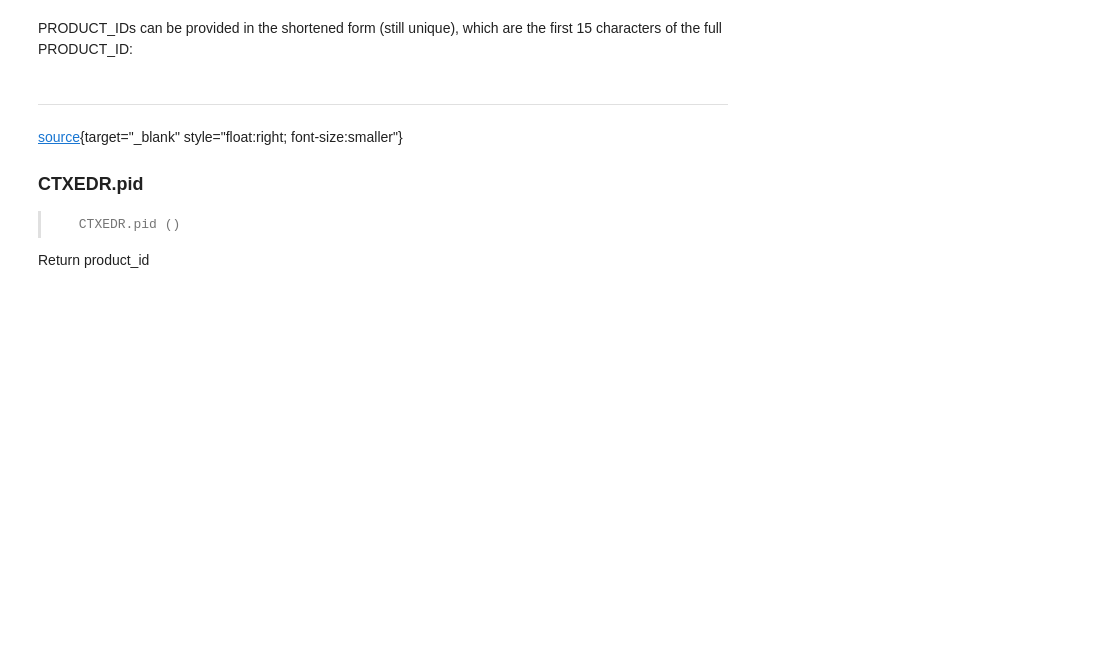
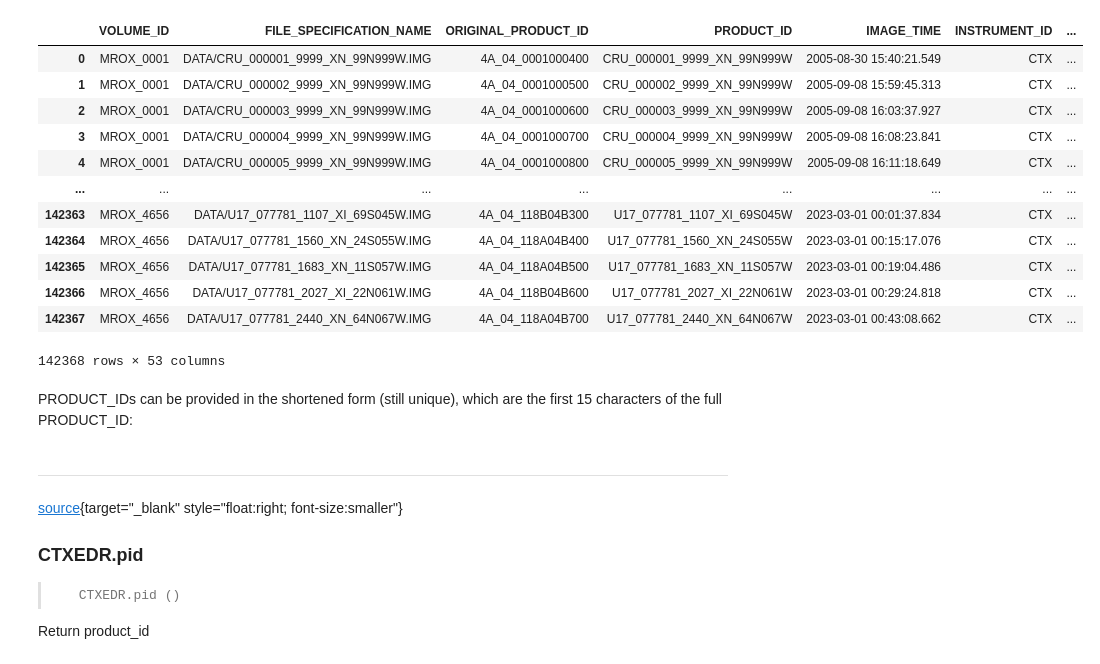
Before and after one commit to michaelaye/nbplanetary, a Jupyter notebook: notebooks/api/03_ctx.ipynb, the cells around one changed output. Drawn from its saved outputs; the diff is of its cells as text; code cells hidden in the pictures; blank space fills up the shorter version.

```diff
--- a/notebooks/api/03_ctx.ipynb
+++ b/notebooks/api/03_ctx.ipynb
@@ -64,6 +68,22 @@ def get_edr_index(refresh=False):
         edrindex.LINE_SAMPLES = edrindex.LINE_SAMPLES.astype(int)
         cache['edrindex'] = edrindex
         return edrindex
+# %%
+get_edr_index(False)
+# %% [output]
+|  | VOLUME_ID | FILE_SPECIFICATION_NAME | ORIGINAL_PRODUCT_ID | PRODUCT_ID | IMAGE_TIME | INSTRUMENT_ID | ... |
+| 0 | MROX_0001 | DATA/CRU_000001_9999_XN_99N999W.IMG | 4A_04_0001000400 | CRU_000001_9999_XN_99N999W | 2005-08-30 15:40:21.549 | CTX | ... |
+| 1 | MROX_0001 | DATA/CRU_000002_9999_XN_99N999W.IMG | 4A_04_0001000500 | CRU_000002_9999_XN_99N999W | 2005-09-08 15:59:45.313 | CTX | ... |
+| 2 | MROX_0001 | DATA/CRU_000003_9999_XN_99N999W.IMG | 4A_04_0001000600 | CRU_000003_9999_XN_99N999W | 2005-09-08 16:03:37.927 | CTX | ... |
+| 3 | MROX_0001 | DATA/CRU_000004_9999_XN_99N999W.IMG | 4A_04_0001000700 | CRU_000004_9999_XN_99N999W | 2005-09-08 16:08:23.841 | CTX | ... |
+| 4 | MROX_0001 | DATA/CRU_000005_9999_XN_99N999W.IMG | 4A_04_0001000800 | CRU_000005_9999_XN_99N999W | 2005-09-08 16:11:18.649 | CTX | ... |
+| ... | ... | ... | ... | ... | ... | ... | ... |
+| 142363 | MROX_4656 | DATA/U17_077781_1107_XI_69S045W.IMG | 4A_04_118B04B300 | U17_077781_1107_XI_69S045W | 2023-03-01 00:01:37.834 | CTX | ... |
+| 142364 | MROX_4656 | DATA/U17_077781_1560_XN_24S055W.IMG | 4A_04_118A04B400 | U17_077781_1560_XN_24S055W | 2023-03-01 00:15:17.076 | CTX | ... |
+| 142365 | MROX_4656 | DATA/U17_077781_1683_XN_11S057W.IMG | 4A_04_118A04B500 | U17_077781_1683_XN_11S057W | 2023-03-01 00:19:04.486 | CTX | ... |
+| 142366 | MROX_4656 | DATA/U17_077781_2027_XI_22N061W.IMG | 4A_04_118B04B600 | U17_077781_2027_XI_22N061W | 2023-03-01 00:29:24.818 | CTX | ... |
+| 142367 | MROX_4656 | DATA/U17_077781_2440_XN_64N067W.IMG | 4A_04_118A04B700 | U17_077781_2440_XN_64N067W | 2023-03-01 00:43:08.662 | CTX | ... |
+142368 rows × 53 columns
 # %%
 #| export
 class CTXEDR:
```
Also changed, not shown: parts of 43 cells of this notebook, 2 other files.
